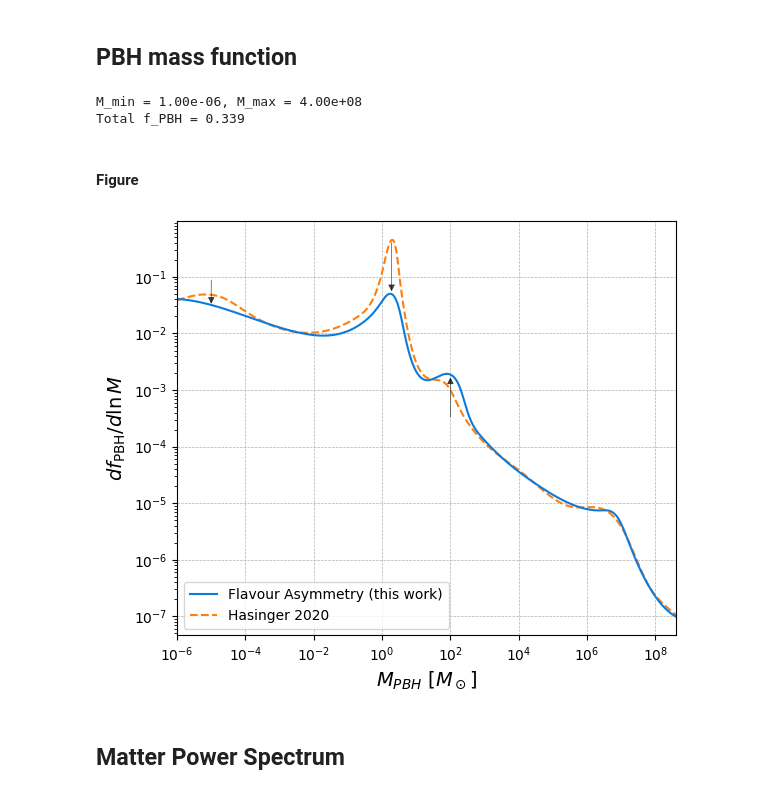
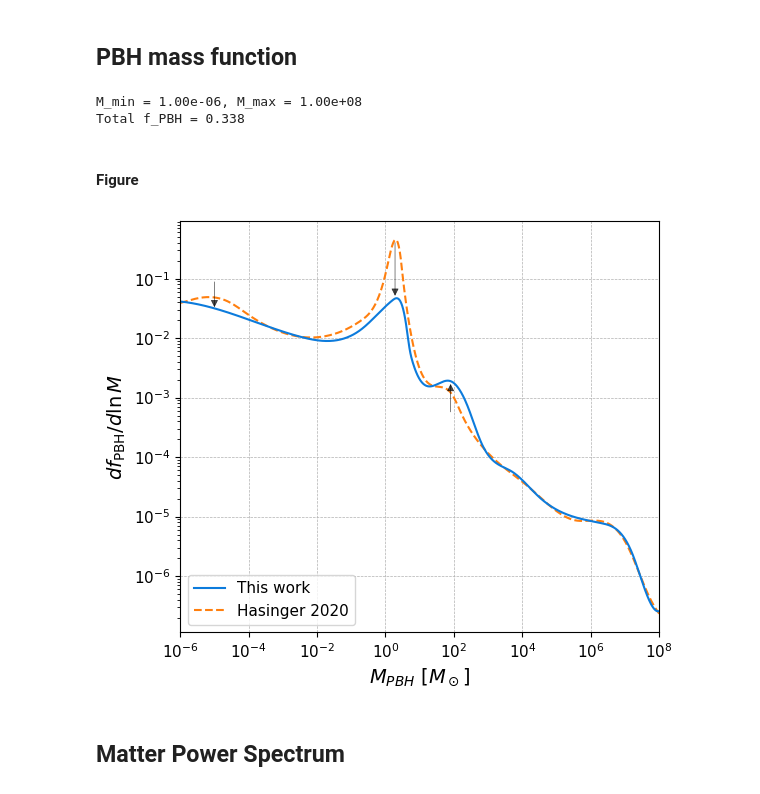
Before and after one commit to albertomagaraggia/PBH_CosmicArchitects, a Jupyter notebook: PBH_CosmicArchitects.ipynb, the cells around one changed output. Cells and saved outputs as stored; diff of their text form; code cells hidden in the pictures.

```diff
--- a/PBH_CosmicArchitects.ipynb
+++ b/PBH_CosmicArchitects.ipynb
@@ -138,8 +138,8 @@ rhoDM = 0.26 * rho_c                                                        # DM
 # positive mass and positive df/dlnM, and construct a smoothed spline in log-log space
 # for interpolation of the distribution over the sampled mass range.
 
-file_path = 'FA2.txt'
-mass_smooth_factor = 0.1  #adjust based on your mass file
+file_path = 'massfunction.txt'
+mass_smooth_factor = 0.08  #adjust based on your mass file
 
 with open(file_path, 'r') as f:
     lines = f.read().splitlines()
@@ -200,8 +200,8 @@ df_PBH1 = 10**spline_log1(np.log10(M_plot1))
 f_pbh = simpson(df_PBH/M_plot,x=M_plot)
 print(f"Total f_PBH = {f_pbh:.3g}")
 # %% [output]
-M_min = 1.00e-06, M_max = 4.00e+08
-Total f_PBH = 0.339
+M_min = 1.00e-06, M_max = 1.00e+08
+Total f_PBH = 0.338
 # %% [markdown]
 #### Figure
 # %%
@@ -212,7 +212,7 @@ Total f_PBH = 0.339
 plt.figure(figsize=(6, 5))
 
 # --- compute y-values of both curves at M = 1.5 and 100 Msun ---
-M_down1, M_down2, M_up = 1e-5, 1.9, 100.0
+M_down1, M_down2, M_up = 1e-5, 1.9, 80.0
 
 y_down_FA1  = 10**spline_log(np.log10(M_down1))
 y_down_Has1 = 10**spline_log1(np.log10(M_down1))
@@ -235,35 +235,35 @@ plt.annotate(
 
 plt.annotate(
     '',
     xy=(M_down2, y_down_bot2),
     xytext=(M_down2, y_down_top2),
     arrowprops=dict(arrowstyle='-|>', color='k', lw=0.5,alpha=0.7)
 )
 
 plt.annotate(
     '',
     xy=(M_up, y_up_top),
     xytext=(M_up, y_up_bot-0.0007),
     arrowprops=dict(arrowstyle='-|>', color='k', lw=0.5,alpha=0.7)
 )
 
 
 
 plt.loglog(M_plot1, df_PBH1, label=r'Hasinger 2020',c='C1',linestyle='--')
 plt.loglog(M_plot, df_PBH, label=r'This work',c='#0C7BDC')
 handles,labels = plt.gca().get_legend_handles_labels()
 order = [1,0]
 
 plt.xlabel(r'$M_{PBH}\ [M_\odot]$', fontsize=14)
 plt.ylabel(r'$d f_{\rm PBH}/d \ln M$', fontsize=14)
 plt.grid(True, ls='--', lw=0.5)
 plt.xlim(M_min,M_max)
 plt.legend([handles[idx] for idx in order],[labels[idx] for idx in order],loc='lower left')
 plt.tight_layout()
-plt.savefig("figurepaper/massfunction.png", dpi=100, bbox_inches='tight')
+plt.savefig("figurepaper/massfunction.png", dpi=300, bbox_inches='tight')
 plt.show()
 # %% [output]
-[figure, old version]
+[figure, new version]
 # %% [markdown]
 ## Matter Power Spectrum
 # %%
```
Also changed, not shown: parts of 6 cells of this notebook.
